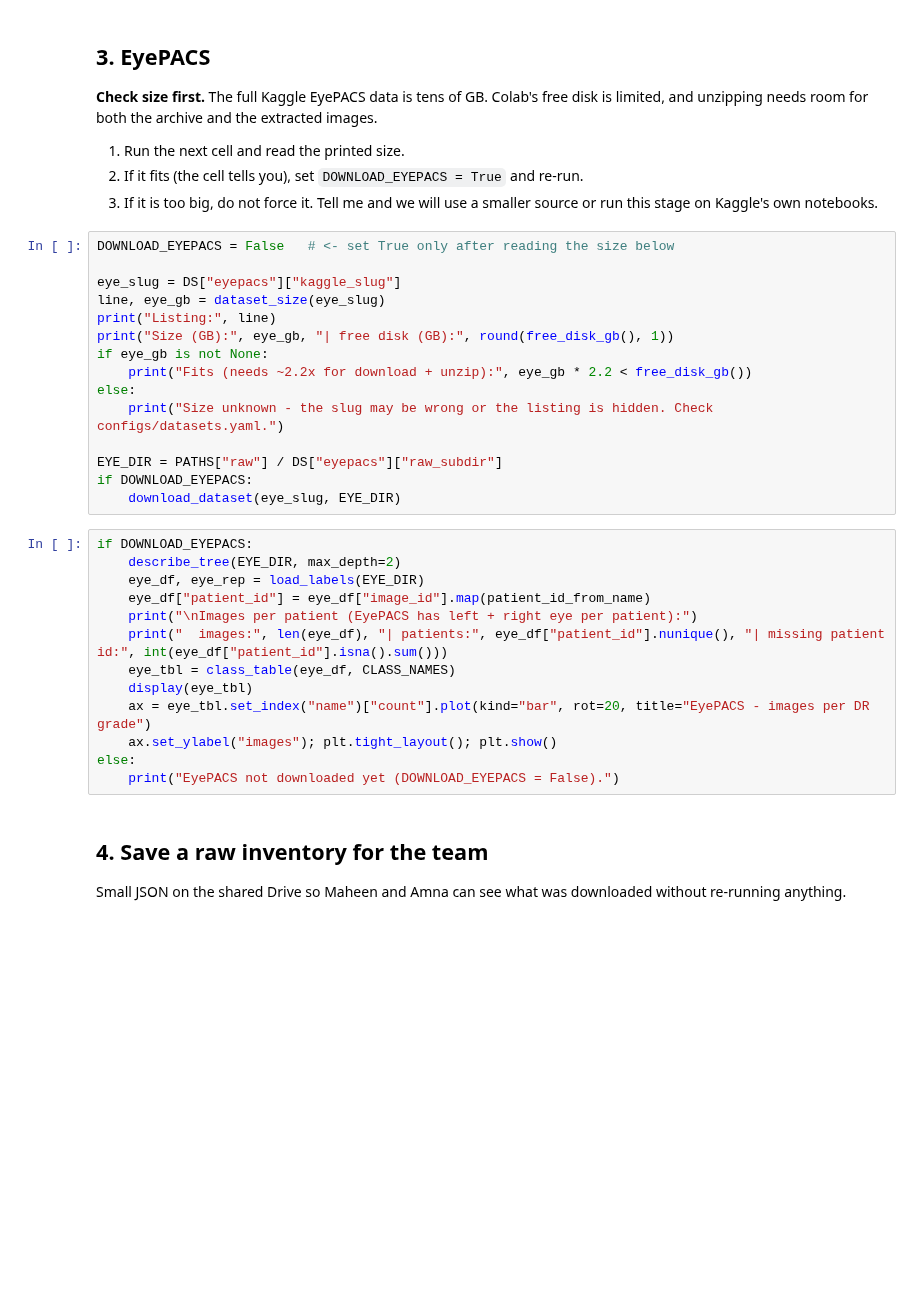
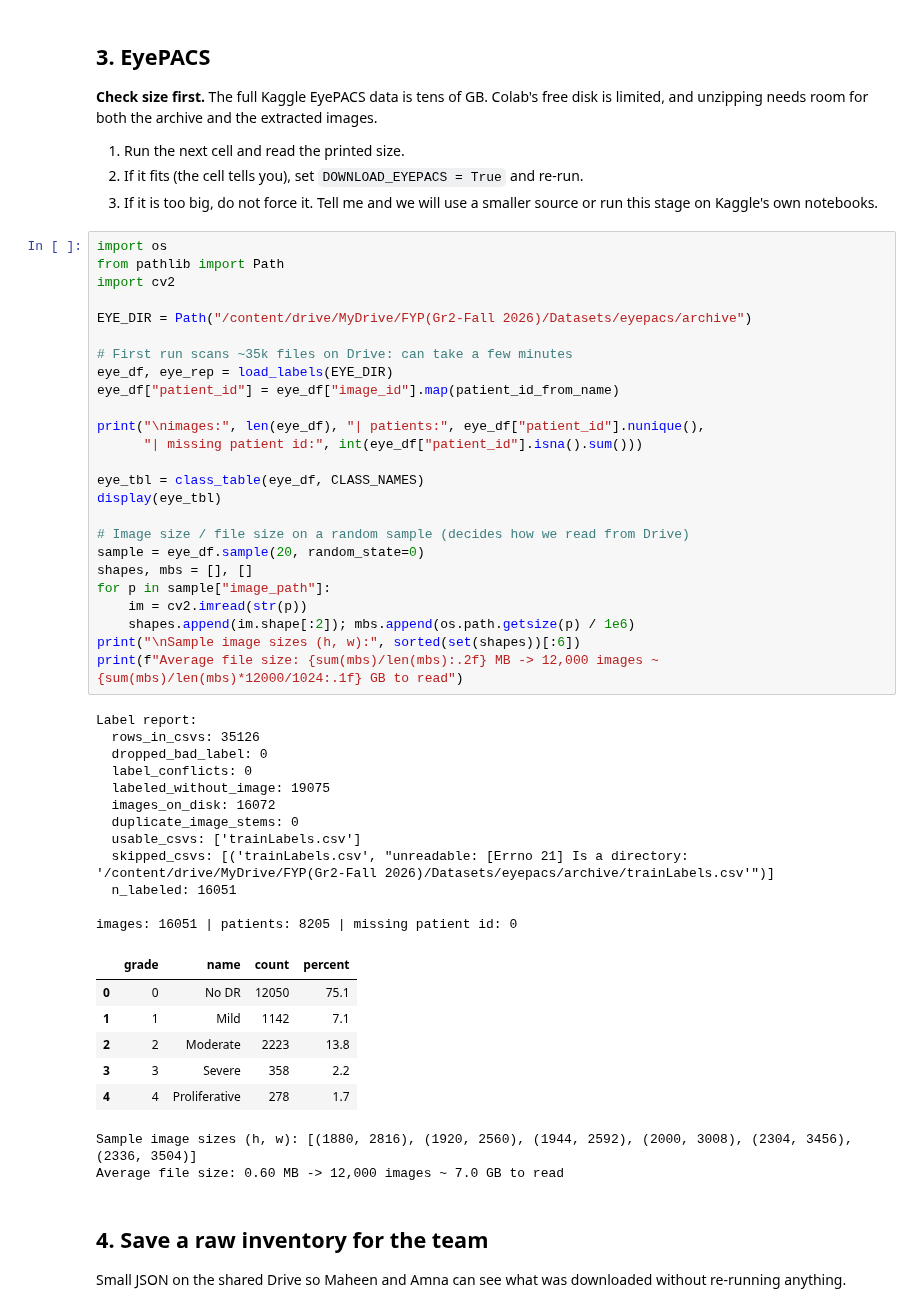
Before and after one commit to aimenkhan1/X-Retina---Final-Year-Project-, a Jupyter notebook: notebooks/01_data_collection.ipynb, the cells around one changed output. Drawn from its saved outputs; the diff is of its cells as text; blank space fills up the shorter version.

Commit message:
the eyepacs reduced to 16000 imgs from 35000

```diff
--- a/notebooks/01_data_collection.ipynb
+++ b/notebooks/01_data_collection.ipynb
@@ -202,34 +202,52 @@ Expected: about 3,662 labeled images if the mirror holds the full competition tr
 1. Run the next cell and read the printed size.
 2. If it fits (the cell tells you), set `DOWNLOAD_EYEPACS = True` and re-run.
 3. If it is too big, do not force it. Tell me and we will use a smaller source or run this stage on Kaggle's own notebooks.
-# %%
-DOWNLOAD_EYEPACS = False   # <- set True only after reading the size below
-
-eye_slug = DS["eyepacs"]["kaggle_slug"]
-line, eye_gb = dataset_size(eye_slug)
-print("Listing:", line)
-print("Size (GB):", eye_gb, "| free disk (GB):", round(free_disk_gb(), 1))
-if eye_gb is not None:
-    print("Fits (needs ~2.2x for download + unzip):", eye_gb * 2.2 < free_disk_gb())
-else:
-    print("Size unknown - the slug may be wrong or the listing is hidden. Check configs/datasets.yaml.")
-
-EYE_DIR = PATHS["raw"] / DS["eyepacs"]["raw_subdir"]
-if DOWNLOAD_EYEPACS:
-    download_dataset(eye_slug, EYE_DIR)
-# %%
-if DOWNLOAD_EYEPACS:
-    describe_tree(EYE_DIR, max_depth=2)
-    eye_df, eye_rep = load_labels(EYE_DIR)
-    eye_df["patient_id"] = eye_df["image_id"].map(patient_id_from_name)
-    print("\nImages per patient (EyePACS has left + right eye per patient):")
-    print("  images:", len(eye_df), "| patients:", eye_df["patient_id"].nunique(), "| missing patient id:", int(eye_df["patient_id"].isna().sum()))
-    eye_tbl = class_table(eye_df, CLASS_NAMES)
-    display(eye_tbl)
-    ax = eye_tbl.set_index("name")["count"].plot(kind="bar", rot=20, title="EyePACS - images per DR grade")
-    ax.set_ylabel("images"); plt.tight_layout(); plt.show()
-else:
-    print("EyePACS not downloaded yet (DOWNLOAD_EYEPACS = False).")
+# %%
+import os
+from pathlib import Path
+import cv2
+
+EYE_DIR = Path("/content/drive/MyDrive/FYP(Gr2-Fall 2026)/Datasets/eyepacs/archive")
+
+# First run scans ~35k files on Drive: can take a few minutes
+eye_df, eye_rep = load_labels(EYE_DIR)
+eye_df["patient_id"] = eye_df["image_id"].map(patient_id_from_name)
+
+print("\nimages:", len(eye_df), "| patients:", eye_df["patient_id"].nunique(),
+      "| missing patient id:", int(eye_df["patient_id"].isna().sum()))
+
+eye_tbl = class_table(eye_df, CLASS_NAMES)
+display(eye_tbl)
+
+# Image size / file size on a random sample (decides how we read from Drive)
+sample = eye_df.sample(20, random_state=0)
+shapes, mbs = [], []
+for p in sample["image_path"]:
+    im = cv2.imread(str(p))
+    shapes.append(im.shape[:2]); mbs.append(os.path.getsize(p) / 1e6)
+print("\nSample image sizes (h, w):", sorted(set(shapes))[:6])
+print(f"Average file size: {sum(mbs)/len(mbs):.2f} MB -> 12,000 images ~ {sum(mbs)/len(mbs)*12000/1024:.1f} GB to read")
+# %% [output]
+Label report:
+  rows_in_csvs: 35126
+  dropped_bad_label: 0
+  label_conflicts: 0
+  labeled_without_image: 19075
+  images_on_disk: 16072
+  duplicate_image_stems: 0
+  usable_csvs: ['trainLabels.csv']
+  skipped_csvs: [('trainLabels.csv', "unreadable: [Errno 21] Is a directory: '/content/drive/MyDrive/FYP(Gr2-Fall 2026)/Datasets/eyepacs/archive/trainLabels.csv'")]
+  n_labeled: 16051
+
+images: 16051 | patients: 8205 | missing patient id: 0
+|  | grade | name | count | percent |
+| 0 | 0 | No DR | 12050 | 75.1 |
+| 1 | 1 | Mild | 1142 | 7.1 |
+| 2 | 2 | Moderate | 2223 | 13.8 |
+| 3 | 3 | Severe | 358 | 2.2 |
+| 4 | 4 | Proliferative | 278 | 1.7 |
+Sample image sizes (h, w): [(1880, 2816), (1920, 2560), (1944, 2592), (2000, 3008), (2304, 3456), (2336, 3504)]
+Average file size: 0.60 MB -> 12,000 images ~ 7.0 GB to read
 # %% [markdown]
 ## 4. Save a raw inventory for the team
 Small JSON on the shared Drive so Maheen and Amna can see what was downloaded without re-running anything.
```
Also changed, not shown: parts of 3 cells of this notebook.
